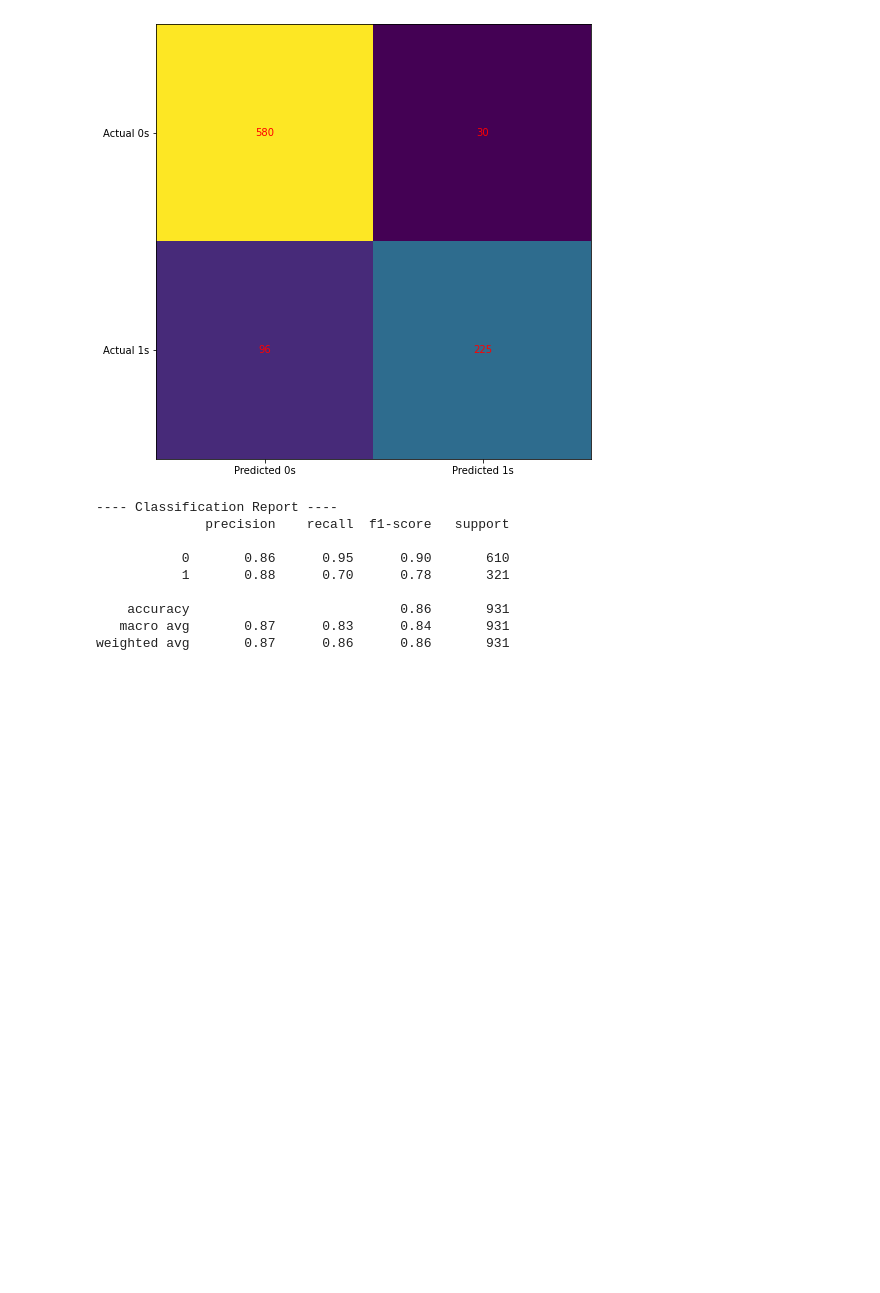
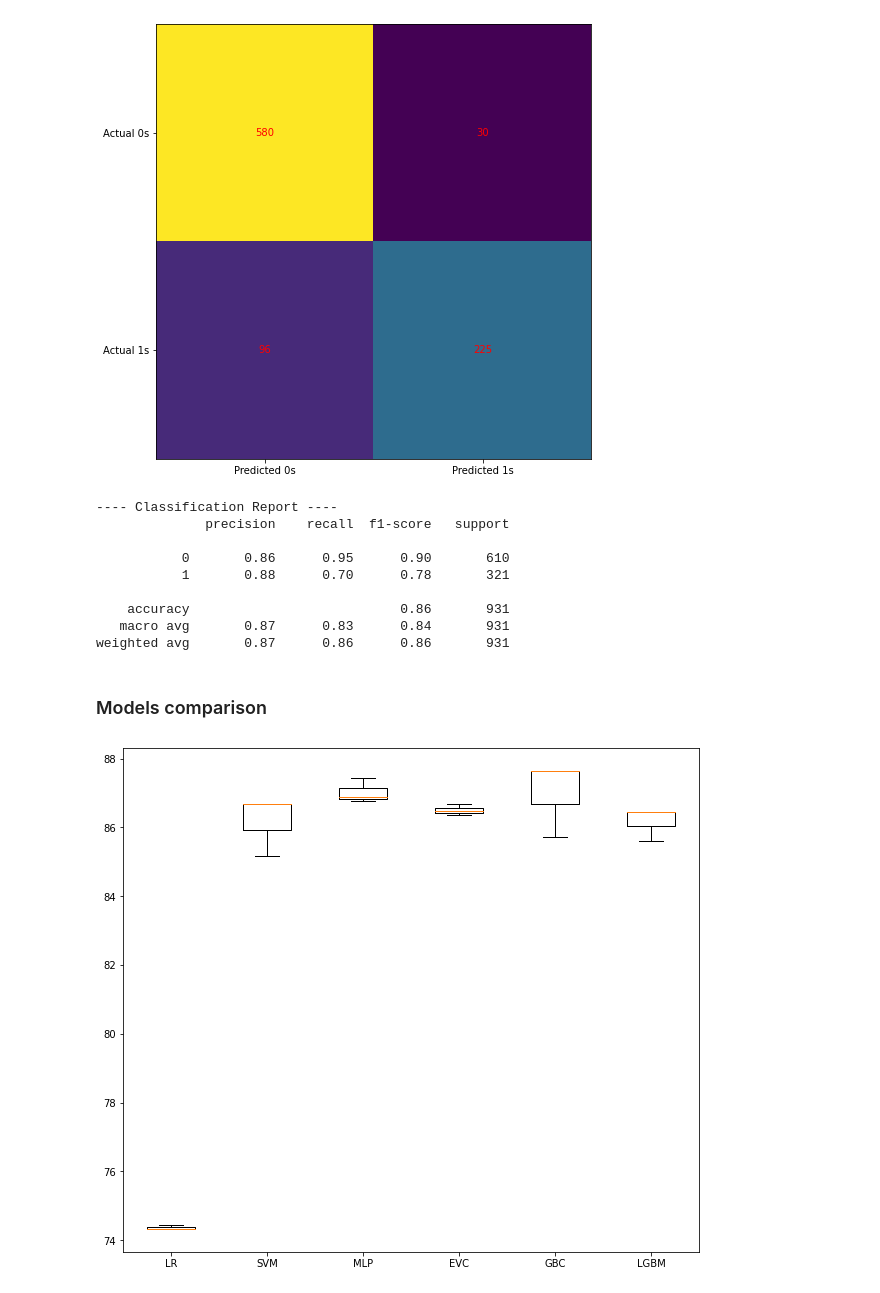
Before and after one commit to joaoreis16/employee_future_prediction, a Jupyter notebook: code/main.ipynb, the cells around one changed output. Drawn from its saved outputs; the diff is of its cells as text; code cells hidden in the pictures; blank space fills up the shorter version.

```diff
--- a/code/main.ipynb
+++ b/code/main.ipynb
@@ -868,3 +880,27 @@ F1 Score:  78.125 %
     accuracy                           0.86       931
    macro avg       0.87      0.83      0.84       931
 weighted avg       0.87      0.86      0.86       931
+# %% [markdown]
+### Models comparison
+# %%
+logreg = [74.44,74.33,74.33]
+svm = [85.18,86.68,86.68]
+mlp = [86.89,87.43,86.78]
+evc = [86.47,86.68,86.36]
+gbc = [85.71,87.65,87.65]
+lgbm = [85.60,86.46,86.46]
+
+data = [logreg, svm, mlp, evc, gbc, lgbm]
+
+fig = plt.figure(figsize = (8, 7))
+
+# Creating axes instance
+ax = fig.add_axes([0, 0, 1, 1])
+
+# Creating plot
+bp = ax.boxplot(data, labels=["LR", "SVM", "MLP", "EVC", "GBC", "LGBM"])
+
+# show plot
+plt.show()
+# %% [output]
+[figure, added]
```
Also changed, not shown: parts of 6 cells of this notebook, 1 other file.
